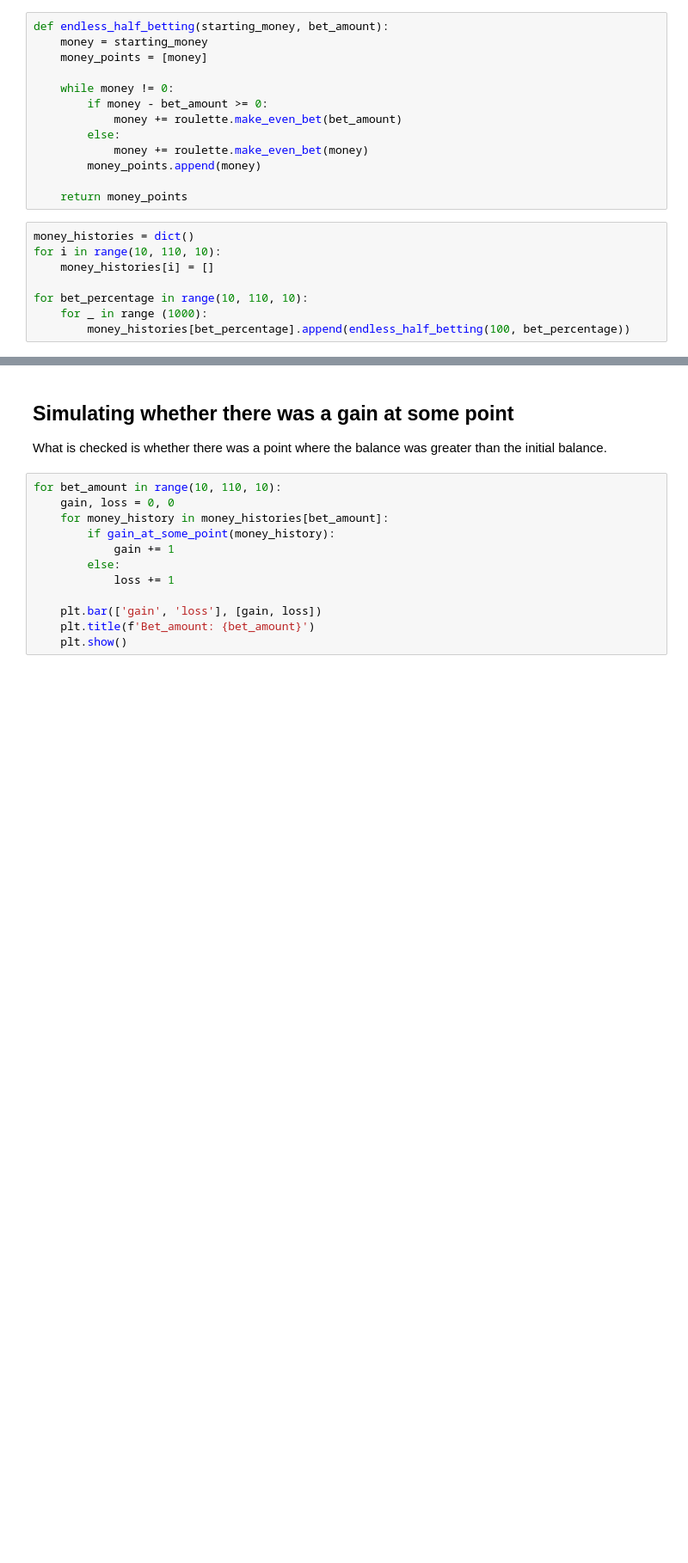
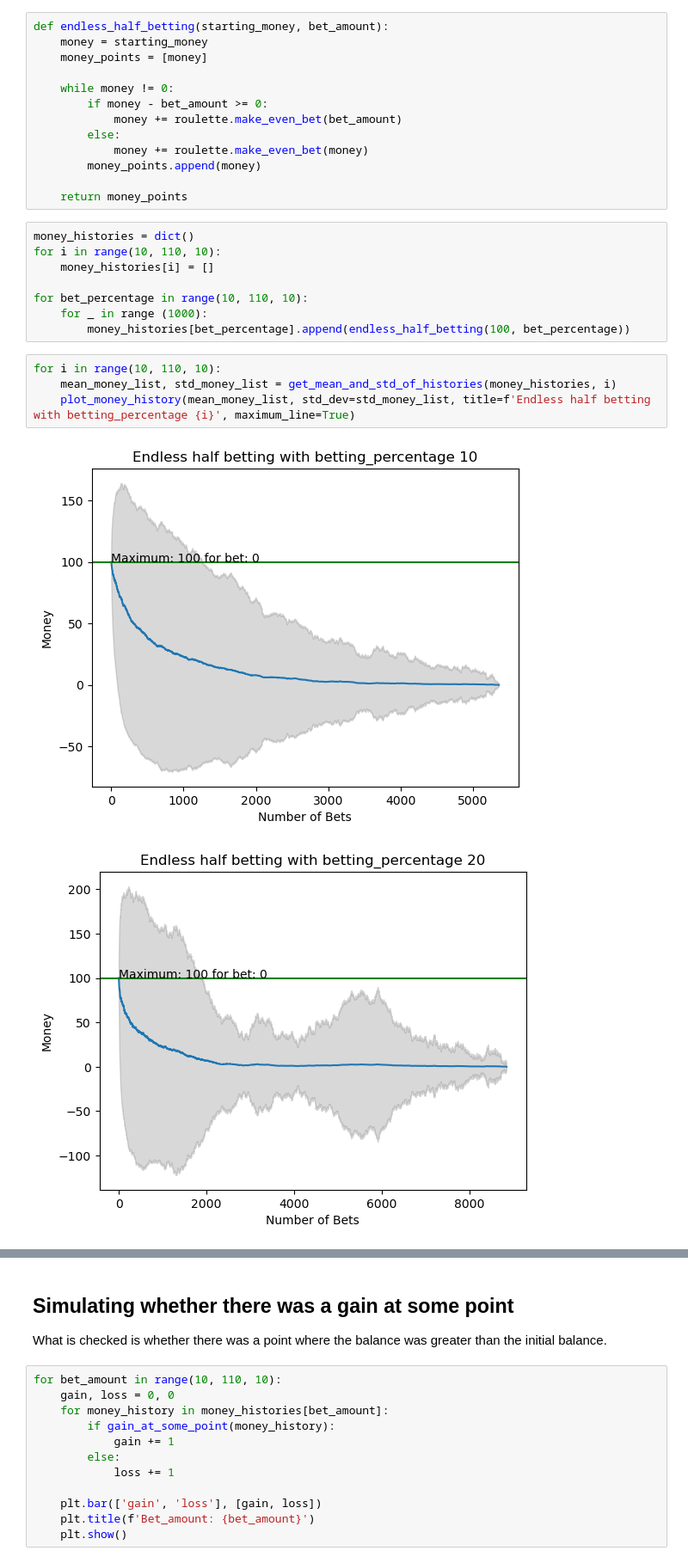
Before and after one commit to alekjarmov/roulette-simulator, a Jupyter notebook: simulator/half_betting.ipynb, the cells around one changed output, grey strips where cells are left out. Shown at 86% size. Saved outputs shown, nothing was run; the diff lists cells and outputs as text; blank space fills up the shorter version.

```diff
--- a/simulator/half_betting.ipynb
+++ b/simulator/half_betting.ipynb
@@ -35,3 +25,10 @@ for i in range(10, 110, 10):
 for bet_percentage in range(10, 110, 10):
     for _ in range (1000):
         money_histories[bet_percentage].append(endless_half_betting(100, bet_percentage))
+# %%
+for i in range(10, 110, 10):
+    mean_money_list, std_money_list = get_mean_and_std_of_histories(money_histories, i)
+    plot_money_history(mean_money_list, std_dev=std_money_list, title=f'Endless half betting with betting_percentage {i}', maximum_line=True)
+# %% [output]
+[figure, added]
+[figure, added]
```
Also changed, not shown: parts of 5 cells of this notebook, 2 other files.
